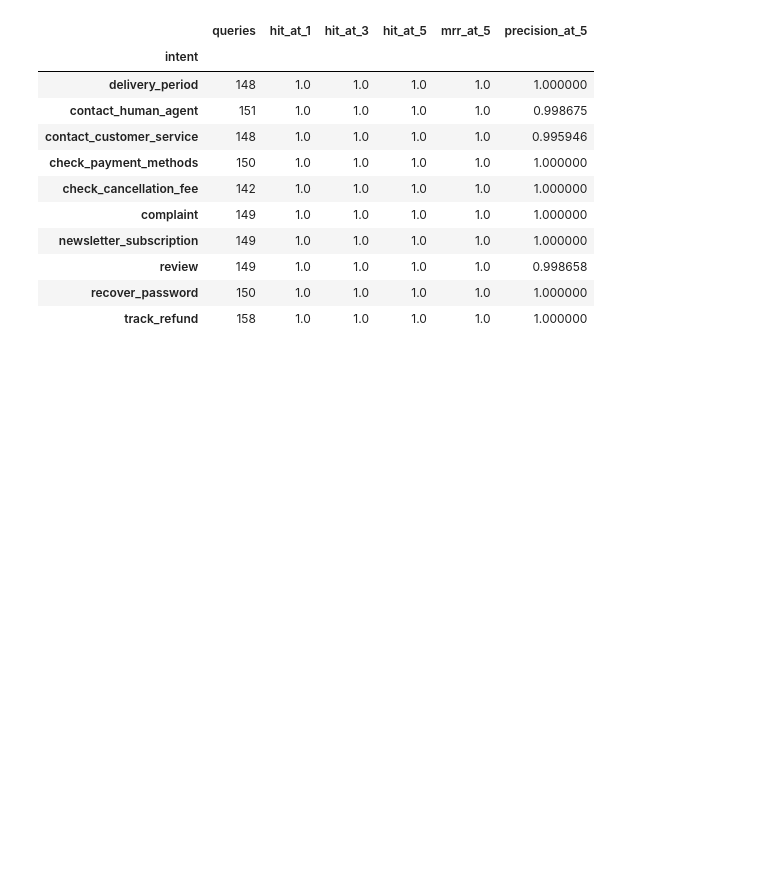
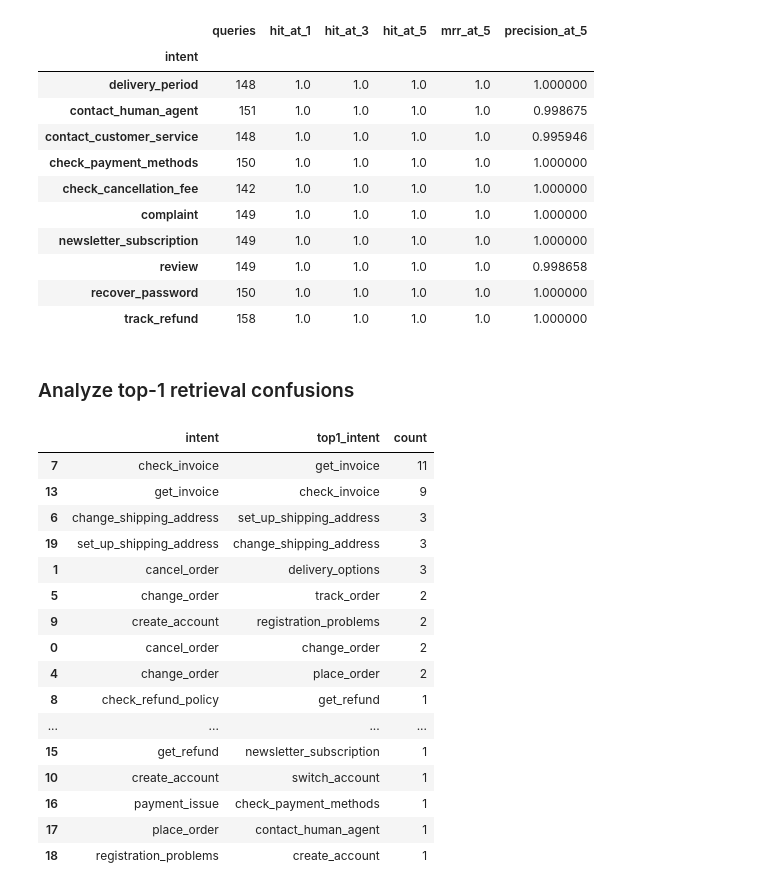
Before and after one commit to ribhupramanik/ResolveAI, a Jupyter notebook: notebooks/05_semantic_retrieval.ipynb, the cells around one changed output. Drawn from its saved outputs; the diff is of its cells as text; code cells hidden in the pictures; blank space fills up the shorter version.

Commit message:
Created confusion pair

```diff
--- a/notebooks/05_semantic_retrieval.ipynb
+++ b/notebooks/05_semantic_retrieval.ipynb
@@ -627,3 +627,51 @@ intent_retrieval_performance.tail(10)
 | review | 149 | 1.0 | 1.0 | 1.0 | 1.0 | 0.998658 |
 | recover_password | 150 | 1.0 | 1.0 | 1.0 | 1.0 | 1.000000 |
 | track_refund | 158 | 1.0 | 1.0 | 1.0 | 1.0 | 1.000000 |
+# %% [markdown]
+### Analyze top-1 retrieval confusions
+# %%
+retrieval_top1_errors = (
+    validation_retrieval_results[
+        validation_retrieval_results[
+            "hit@1"
+        ] == 0
+    ]
+)
+# %%
+retrieval_confusion_pairs = (
+    retrieval_top1_errors
+    .groupby(
+        [
+            "intent",
+            "top1_intent"
+        ]
+    )
+    .size()
+    .reset_index(
+        name="count"
+    )
+    .sort_values(
+        "count",
+        ascending=False
+    )
+)
+
+retrieval_confusion_pairs.head(20)
+# %% [output]
+|  | intent | top1_intent | count |
+| 7 | check_invoice | get_invoice | 11 |
+| 13 | get_invoice | check_invoice | 9 |
+| 6 | change_shipping_address | set_up_shipping_address | 3 |
+| 19 | set_up_shipping_address | change_shipping_address | 3 |
+| 1 | cancel_order | delivery_options | 3 |
+| 5 | change_order | track_order | 2 |
+| 9 | create_account | registration_problems | 2 |
+| 0 | cancel_order | change_order | 2 |
+| 4 | change_order | place_order | 2 |
+| 8 | check_refund_policy | get_refund | 1 |
+| ... | ... | ... | ... |
+| 15 | get_refund | newsletter_subscription | 1 |
+| 10 | create_account | switch_account | 1 |
+| 16 | payment_issue | check_payment_methods | 1 |
+| 17 | place_order | contact_human_agent | 1 |
+| 18 | registration_problems | create_account | 1 |
```
